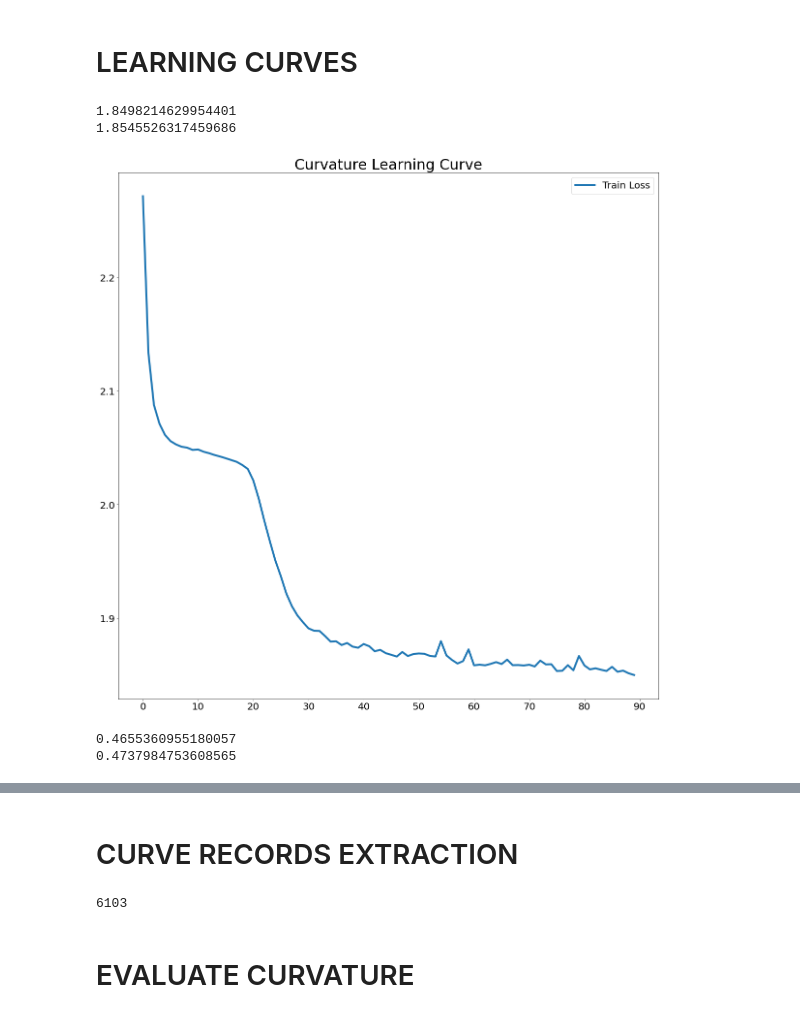
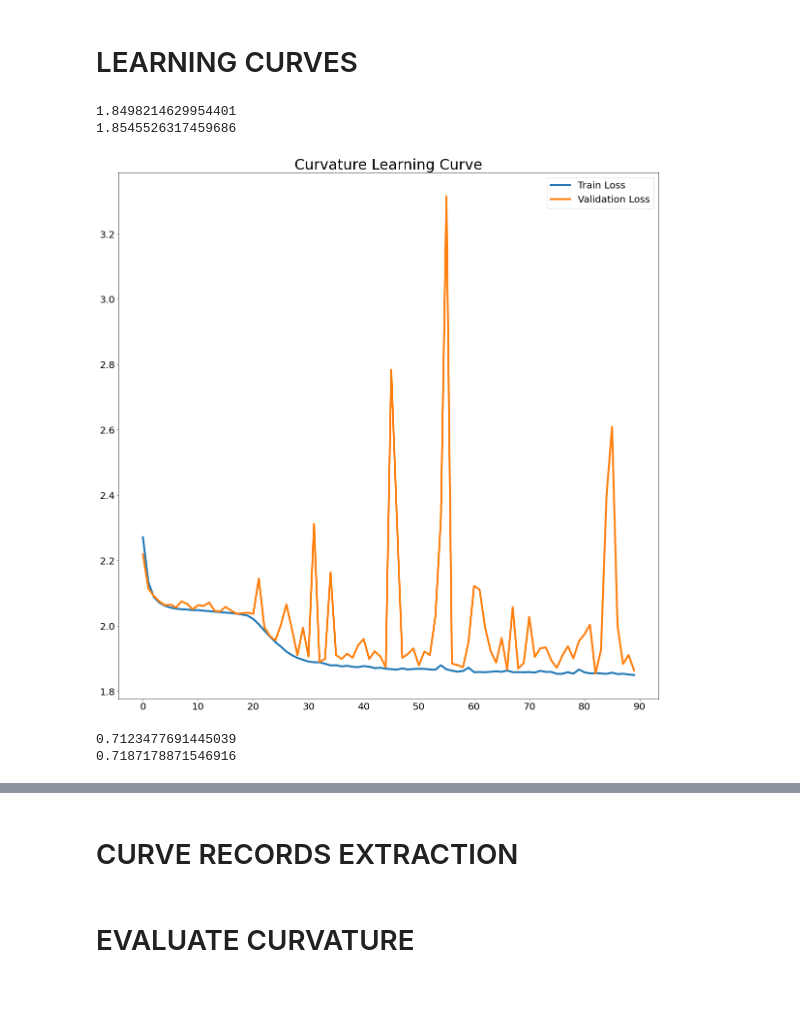
Before and after one commit to royvelich/deep-signature, a Jupyter notebook: notebooks/level_curves/evaluate_metrics.ipynb, the cells around one changed output, grey strips where cells are left out. Saved outputs shown, nothing was run; the diff lists cells and outputs as text; code cells hidden in the pictures.

```diff
--- a/notebooks/level_curves/evaluate_metrics.ipynb
+++ b/notebooks/level_curves/evaluate_metrics.ipynb
@@ -87,34 +87,34 @@ def plot_learning_curve(results_dir_path, title):
     end_index = None
     train_loss_array = results['train_loss_array'][start_index:] if end_index is None else results['train_loss_array'][start_index:end_index]
     validation_loss_array = results['validation_loss_array'][start_index:] if end_index is None else results['validation_loss_array'][start_index:end_index]
 
     train_loss_array_no_nan = train_loss_array[~numpy.isnan(train_loss_array)]
     validation_loss_array_no_nan = validation_loss_array[~numpy.isnan(validation_loss_array)]
 
     epochs_list = numpy.array(range(len(train_loss_array)))
 
     fig, ax = plt.subplots(1, 1, figsize=(20,20))
     ax.xaxis.set_major_locator(ticker.MaxNLocator(integer=True))
 
     for label in (ax.get_xticklabels() + ax.get_yticklabels()):
         label.set_fontsize(20)
 
     ax.plot(epochs_list, train_loss_array, label='Train Loss', linewidth=4.0)
-    # ax.plot(epochs_list, validation_loss_array, label='Validation Loss', linewidth=4.0)
+    ax.plot(epochs_list, validation_loss_array, label='Validation Loss', linewidth=4.0)
     ax.set_title(title, fontsize=30)
 
     plt.legend(fontsize=20, title_fontsize=20)
 
     print(numpy.min(train_loss_array_no_nan))
     print(numpy.min(validation_loss_array_no_nan))
 
     plt.show()
 
 plot_learning_curve(level_curves_curvature_tuplets_results_dir_path, 'Curvature Learning Curve')
 plot_learning_curve(level_curves_arclength_tuplets_results_dir_path, 'Arc-Length Learning Curve')
 # %% [output]
 1.8498214629954401
 1.8545526317459686
-[figure, old version]
+[figure, new version]
-0.4655360955180057
-0.4737984753608565
+0.7123477691445039
+0.7187178871546916
@@ -130,7 +130,7 @@ true_arclength_colors = ['#FF8C00', '#444444']
 predicted_arclength_colors = ['#AA0000', '#0000AA']
 sample_colors = ['#FF0000', '#0000FF']
 curve_colors = ['#FF0000', '#0000FF', '#FF9D11']
-limit = 8
+limit = 1
 factor_extraction_limit = -1
 # step = settings.arclength_default_supporting_points_count - 1
 step = 40
@@ -203,8 +203,6 @@ curve_records = notebook_utils.generate_curve_records(
     step=step,
     neighborhood_supporting_points_count=settings.curvature_default_supporting_points_count,
     section_supporting_points_count=settings.arclength_default_supporting_points_count)
-# %% [output]
-6103
 # %% [markdown]
   # EVALUATE CURVATURE
 # %%
```
Also changed, not shown: parts of 2 cells of this notebook, 7 other files.
